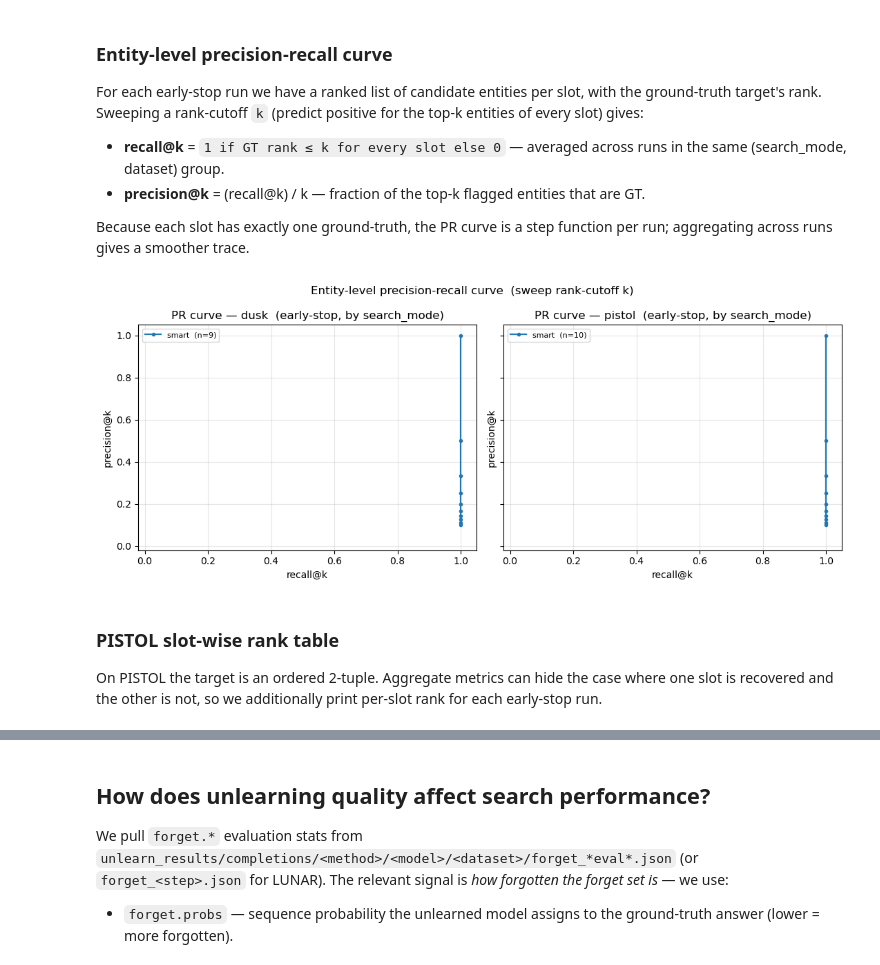
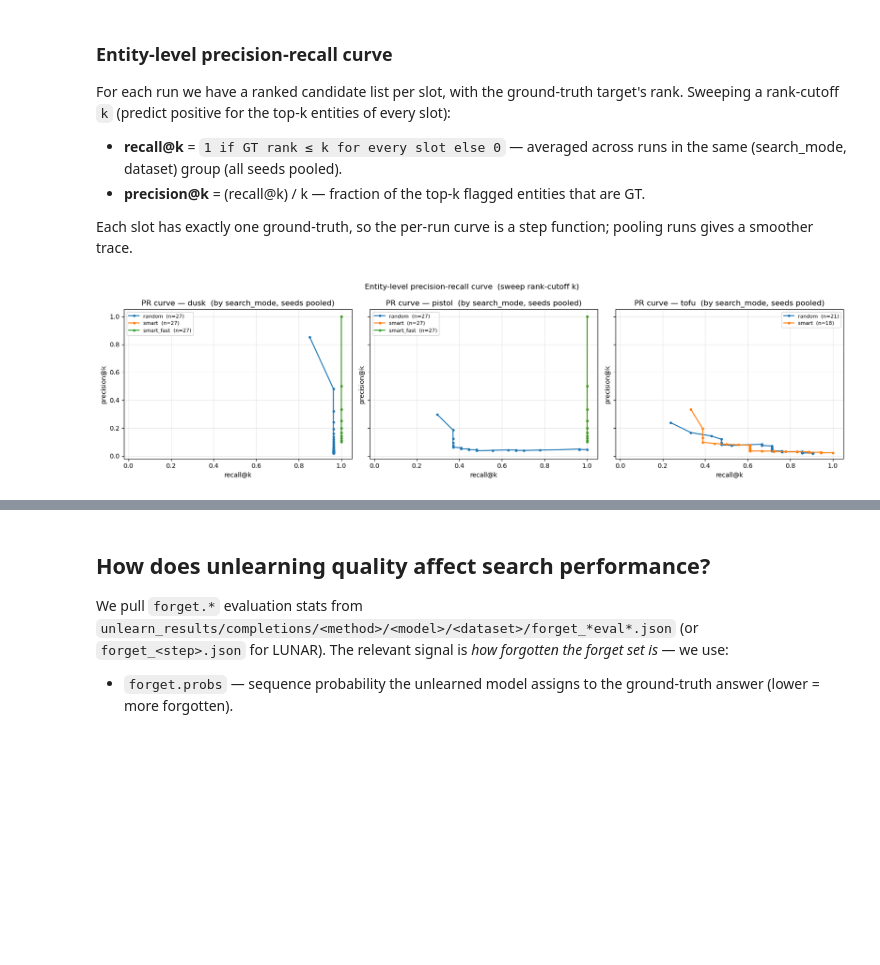
Before and after one commit to Ashley0909/TAS, a Jupyter notebook: eval_pipeline.ipynb, the cells around one changed output, grey strips where cells are left out. Cells and saved outputs as stored; diff of their text form; code cells hidden in the pictures; blank space fills up the shorter version.

```diff
--- a/eval_pipeline.ipynb
+++ b/eval_pipeline.ipynb
@@ -604,54 +291,47 @@ fig.savefig(PLOT_DIR / 'search_mode_compare.png', dpi=130); plt.show()
 # %% [markdown]
 ### Entity-level precision-recall curve
 
-For each early-stop run we have a ranked list of candidate entities per slot, with
-the ground-truth target's rank. Sweeping a rank-cutoff `k` (predict positive for the
-top-k entities of every slot) gives:
+For each run we have a ranked candidate list per slot, with the ground-truth target's
+rank. Sweeping a rank-cutoff `k` (predict positive for the top-k entities of every slot):
 
 * **recall@k** = `1 if GT rank ≤ k for every slot else 0` — averaged across runs in the
-  same (search_mode, dataset) group.
+  same (search_mode, dataset) group (all seeds pooled).
 * **precision@k** = (recall@k) / k — fraction of the top-k flagged entities that are GT.
 
-Because each slot has exactly one ground-truth, the PR curve is a step function per
-run; aggregating across runs gives a smoother trace.
+Each slot has exactly one ground-truth, so the per-run curve is a step function; pooling
+runs gives a smoother trace.
 # %%
 def pr_curve_for_group(group_df, max_k=50):
-    """For a group of runs (same dataset + same search-mode), compute the
-    macro-averaged precision@k and recall@k, sweeping k from 1 to max_k."""
+    """Macro-averaged precision@k / recall@k over a group of runs (same dataset +
+    search-mode), sweeping rank-cutoff k from 1 to max_k."""
     ks = np.arange(1, max_k + 1)
-    n_runs = len(group_df)
-    if n_runs == 0:
+    if len(group_df) == 0:
         return ks, np.zeros_like(ks, dtype=float), np.zeros_like(ks, dtype=float)
     joint = group_df['slot_ranks'].apply(lambda t: max(t) if t else 9999).values
     recall_at_k    = np.array([(joint <= k).mean() for k in ks])
     precision_at_k = recall_at_k / ks
     return ks, precision_at_k, recall_at_k
 
-# Use the canonical-runs view (df_canon) so the PR curve isn't averaged across
-# the DUSK budget-sweep / multi-seed runs.
-es = df_canon[df_canon['stop_mode']=='early_stop']
-fig, axes = plt.subplots(1, len(sorted(es['dataset'].unique())),
-                         figsize=(5.5 * es['dataset'].nunique(), 4.5), sharey=True)
-if es['dataset'].nunique() == 1: axes = [axes]
+# Pool all seeds; one curve per search_mode within each dataset panel.
+datasets = sorted(df['dataset'].unique())
+fig, axes = plt.subplots(1, len(datasets), figsize=(5.5 * len(datasets), 4.5), sharey=True)
+if len(datasets) == 1: axes = [axes]
 
-for ax, ds in zip(axes, sorted(es['dataset'].unique())):
-    sub = es[es['dataset'] == ds]
+for ax, ds in zip(axes, datasets):
+    sub = df[df['dataset'] == ds]
     for mode in sorted(sub['search_mode'].unique()):
-        g = sub[sub['search_mode'] == mode]
-        ks, prec, rec = pr_curve_for_group(g, max_k=min(50, max(g['slot_ranks'].apply(max).max(), 10)))
+        gdf = sub[sub['search_mode'] == mode]
+        max_k = min(50, max(int(gdf['slot_ranks'].apply(max).max()), 10))
+        ks, prec, rec = pr_curve_for_group(gdf, max_k=max_k)
         ax.plot(rec, prec, marker='o', markersize=3, linewidth=1.6,
-                label=f'{mode}  (n={len(g)})')
+                label=f'{mode}  (n={len(gdf)})')
     ax.set_xlabel('recall@k'); ax.set_ylabel('precision@k')
-    ax.set_title(f'PR curve — {ds}  (early-stop, by search_mode)')
+    ax.set_title(f'PR curve — {ds}  (by search_mode, seeds pooled)')
     ax.set_xlim(-0.02, 1.05); ax.set_ylim(-0.02, 1.05)
     ax.grid(alpha=0.3); ax.legend(fontsize=8)
 fig.suptitle('Entity-level precision-recall curve  (sweep rank-cutoff k)')
 fig.tight_layout()
 fig.savefig(PLOT_DIR / 'pr_curve_entity.png', dpi=130)
 plt.show()
 # %% [output]
-[figure, old version]
+[figure, new version]
-# %% [markdown]
-### PISTOL slot-wise rank table
-
-On PISTOL the target is an ordered 2-tuple. Aggregate metrics can hide the case where one slot is recovered and the other is not, so we additionally print per-slot rank for each early-stop run.
```
Also changed, not shown: parts of 26 cells of this notebook, 11 other files.
